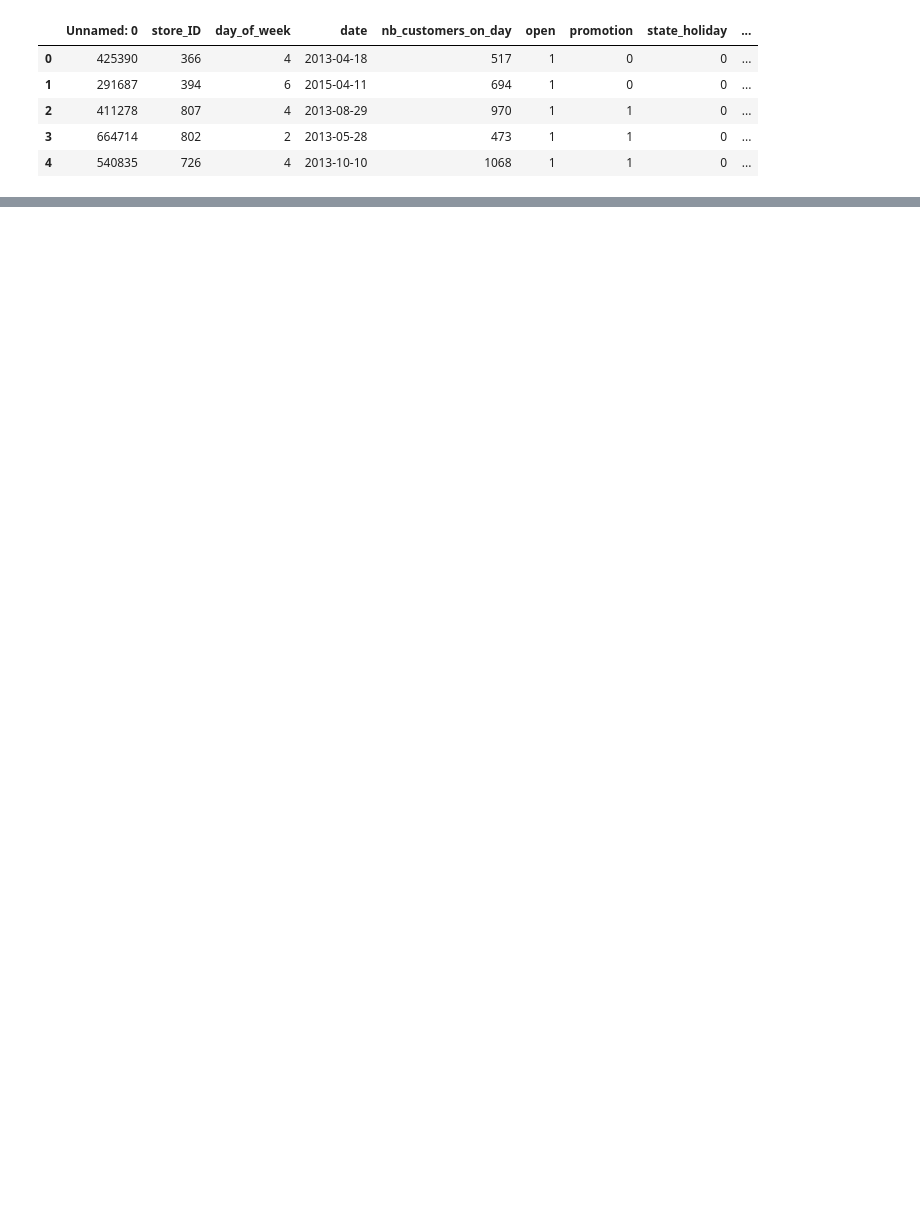
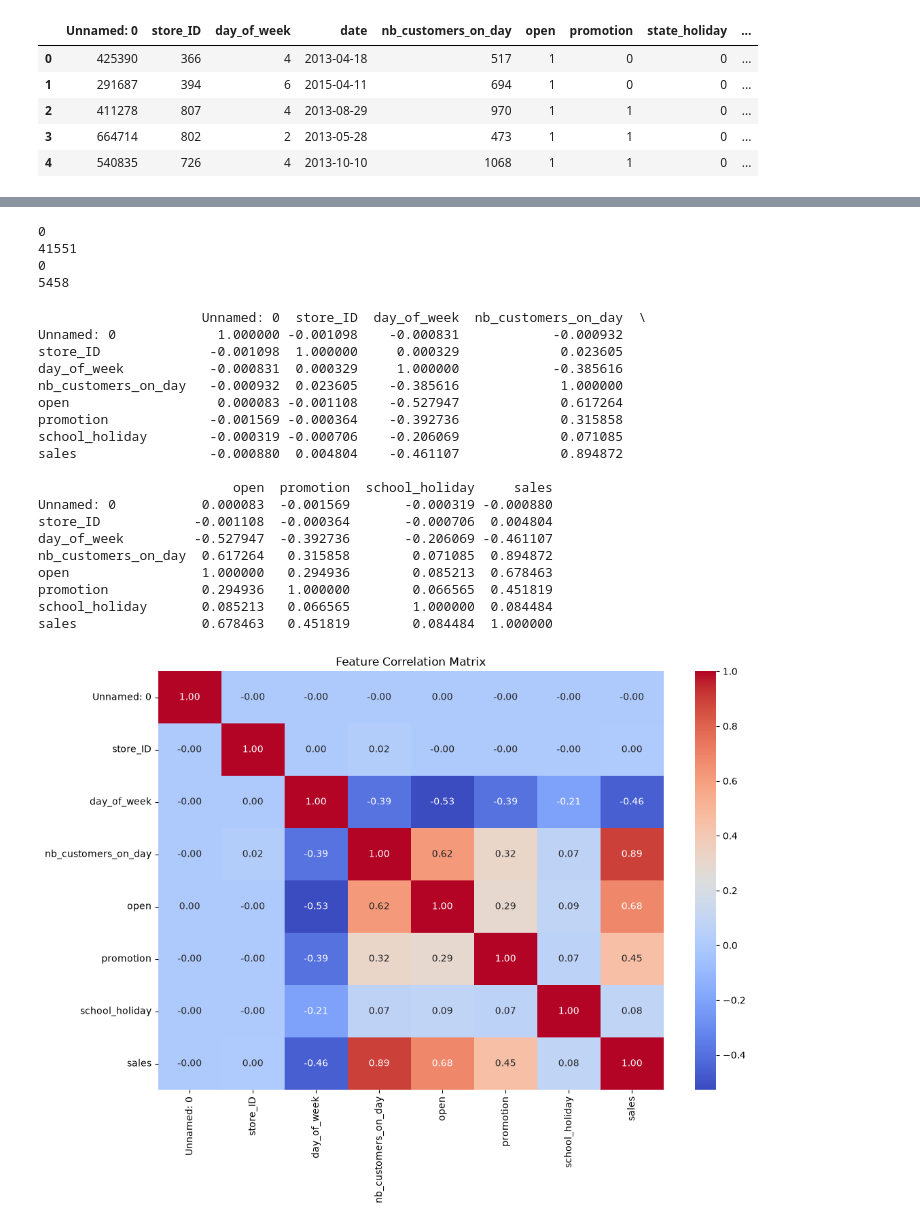
Before and after one commit to haripriya91/ironhack_salesprediction_group2, a Jupyter notebook: notebooks/eda.ipynb, the cells around one changed output, grey strips where cells are left out. Saved outputs shown, nothing was run; the diff lists cells and outputs as text; code cells hidden in the pictures; blank space fills up the shorter version.

```diff
--- a/notebooks/eda.ipynb
+++ b/notebooks/eda.ipynb
@@ -13,0 +167,44 @@ df.head()
+# %%
+print(df['sales'].min())
+print(df['sales'].max())
+
+print(df['nb_customers_on_day'].min())
+print(df['nb_customers_on_day'].max())
+# %% [output]
+0
+41551
+0
+5458
+# %%
+#analysis
+import matplotlib.pyplot as plt
+import seaborn as sns
+
+corr = df.corr(numeric_only=True)
+print(corr)
+
+plt.figure(figsize=(12, 8))
+sns.heatmap(corr, annot=True, fmt=".2f", cmap="coolwarm")
+plt.title("Feature Correlation Matrix")
+plt.show()
+# %% [output]
+                     Unnamed: 0  store_ID  day_of_week  nb_customers_on_day  \
+Unnamed: 0             1.000000 -0.001098    -0.000831            -0.000932
+store_ID              -0.001098  1.000000     0.000329             0.023605
+day_of_week           -0.000831  0.000329     1.000000            -0.385616
+nb_customers_on_day   -0.000932  0.023605    -0.385616             1.000000
+open                   0.000083 -0.001108    -0.527947             0.617264
+promotion             -0.001569 -0.000364    -0.392736             0.315858
+school_holiday        -0.000319 -0.000706    -0.206069             0.071085
+sales                 -0.000880  0.004804    -0.461107             0.894872
+
+                         open  promotion  school_holiday     sales
+Unnamed: 0           0.000083  -0.001569       -0.000319 -0.000880
+store_ID            -0.001108  -0.000364       -0.000706  0.004804
+day_of_week         -0.527947  -0.392736       -0.206069 -0.461107
+nb_customers_on_day  0.617264   0.315858        0.071085  0.894872
+open                 1.000000   0.294936        0.085213  0.678463
+promotion            0.294936   1.000000        0.066565  0.451819
+school_holiday       0.085213   0.066565        1.000000  0.084484
+sales                0.678463   0.451819        0.084484  1.000000
+[figure, added]
```
Also changed, not shown: parts of 27 cells of this notebook.
